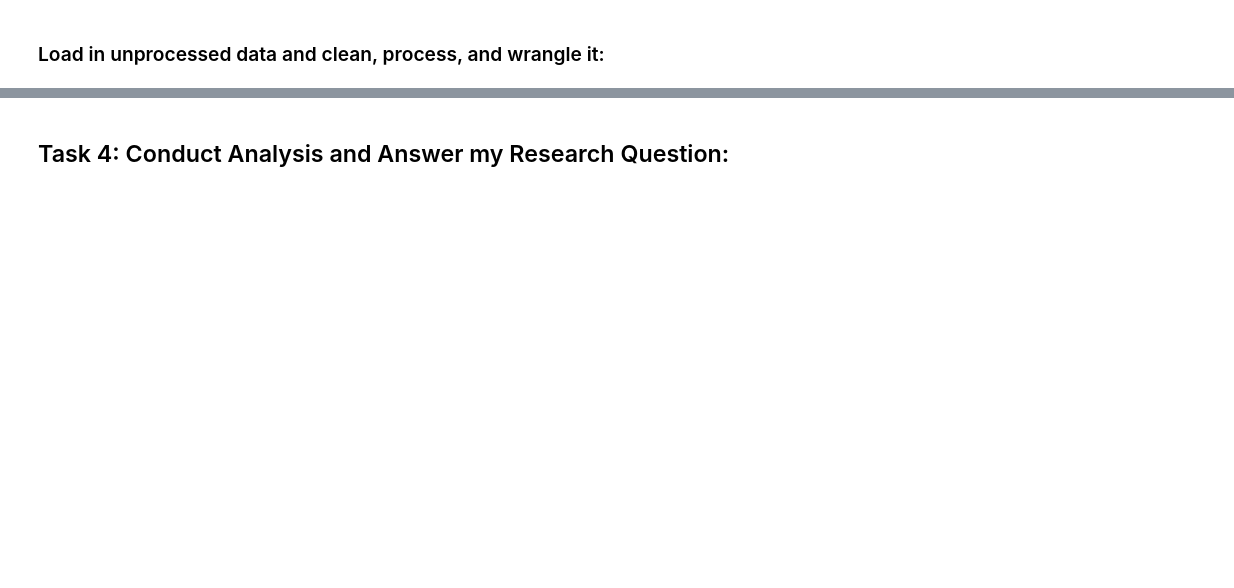
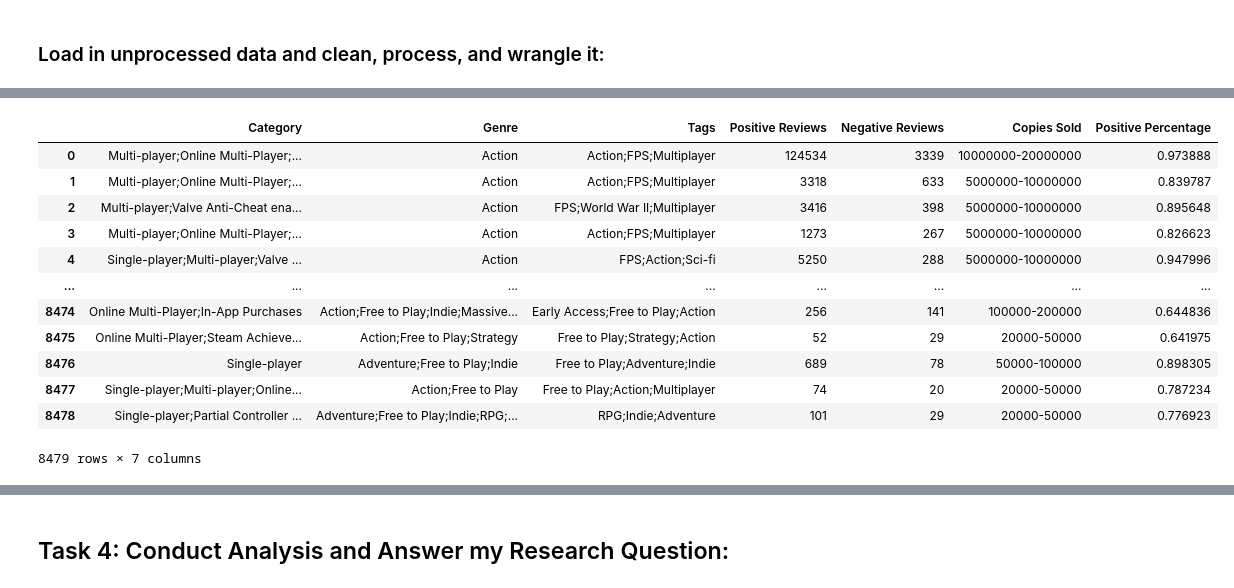
Before and after one commit to data301-2021-winter1/group26-project, a Jupyter notebook: notebooks/analysis3.ipynb, the cells around one changed output, grey strips where cells are left out. Drawn from its saved outputs; the diff is of its cells as text; code cells hidden in the pictures; blank space fills up the shorter version.

```diff
--- a/notebooks/analysis3.ipynb
+++ b/notebooks/analysis3.ipynb
@@ -84,0 +123,21 @@ df.describe(include='object')
+# %%
+import pandas as pd
+import numpy as np
+import project_functions3 as p3
+dfb = p3.clean_and_process('../data/raw/steam.csv')
+dfb = p3.remove_low_performers(dfb)
+dfb
+# %% [output]
+|  | Category | Genre | Tags | Positive Reviews | Negative Reviews | Copies Sold | Positive Percentage |
+| 0 | Multi-player;Online Multi-Player;... | Action | Action;FPS;Multiplayer | 124534 | 3339 | 10000000-20000000 | 0.973888 |
+| 1 | Multi-player;Online Multi-Player;... | Action | Action;FPS;Multiplayer | 3318 | 633 | 5000000-10000000 | 0.839787 |
+| 2 | Multi-player;Valve Anti-Cheat ena... | Action | FPS;World War II;Multiplayer | 3416 | 398 | 5000000-10000000 | 0.895648 |
+| 3 | Multi-player;Online Multi-Player;... | Action | Action;FPS;Multiplayer | 1273 | 267 | 5000000-10000000 | 0.826623 |
+| 4 | Single-player;Multi-player;Valve ... | Action | FPS;Action;Sci-fi | 5250 | 288 | 5000000-10000000 | 0.947996 |
+| ... | ... | ... | ... | ... | ... | ... | ... |
+| 8474 | Online Multi-Player;In-App Purchases | Action;Free to Play;Indie;Massive... | Early Access;Free to Play;Action | 256 | 141 | 100000-200000 | 0.644836 |
+| 8475 | Online Multi-Player;Steam Achieve... | Action;Free to Play;Strategy | Free to Play;Strategy;Action | 52 | 29 | 20000-50000 | 0.641975 |
+| 8476 | Single-player | Adventure;Free to Play;Indie | Free to Play;Adventure;Indie | 689 | 78 | 50000-100000 | 0.898305 |
+| 8477 | Single-player;Multi-player;Online... | Action;Free to Play | Free to Play;Action;Multiplayer | 74 | 20 | 20000-50000 | 0.787234 |
+| 8478 | Single-player;Partial Controller ... | Adventure;Free to Play;Indie;RPG;... | RPG;Indie;Adventure | 101 | 29 | 20000-50000 | 0.776923 |
+8479 rows × 7 columns
```
Also changed, not shown: parts of 10 cells of this notebook, 1 other file.
